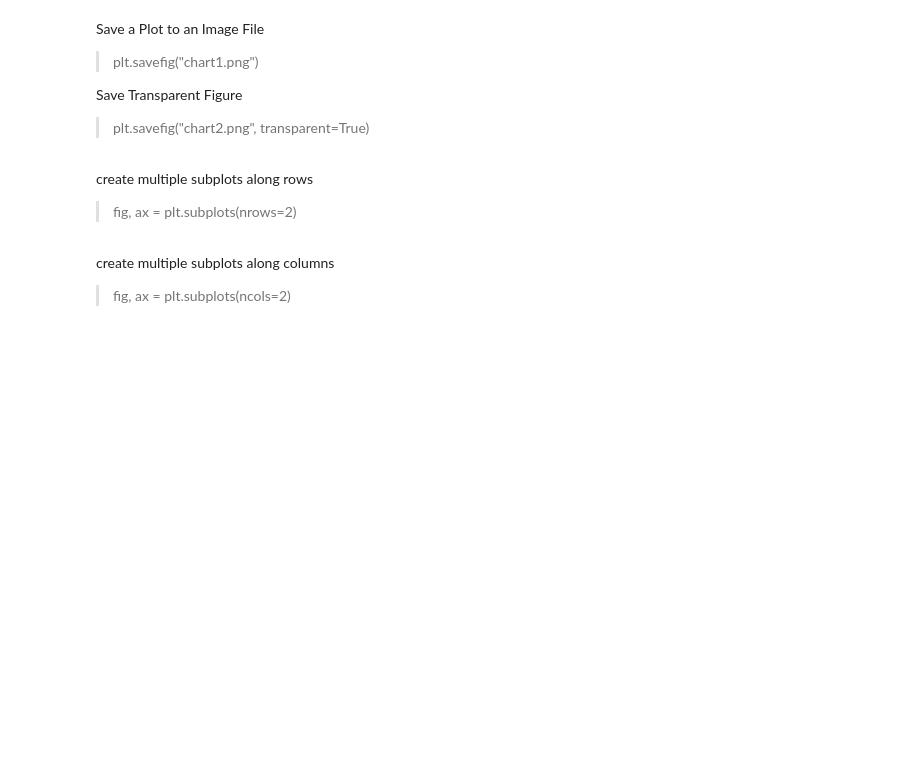
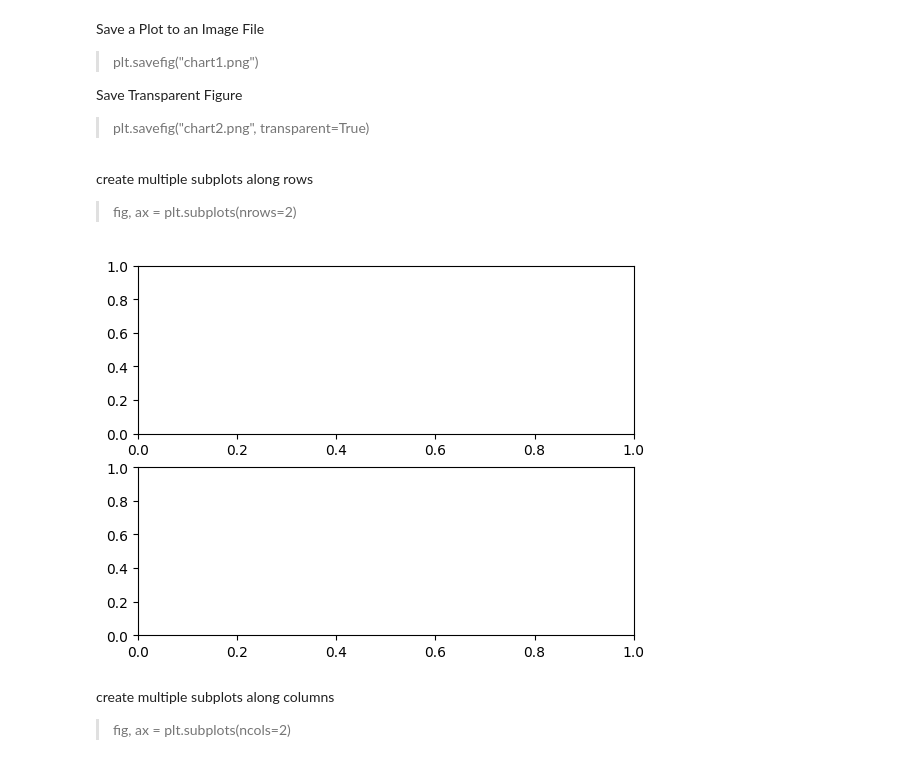
Before and after one commit to FlavioC30/PracticasSisDInfII, a Jupyter notebook: 03_Matplotlib.ipynb, the cells around one changed output. Drawn from its saved outputs; the diff is of its cells as text; code cells hidden in the pictures; blank space fills up the shorter version.

```diff
--- a/03_Matplotlib.ipynb
+++ b/03_Matplotlib.ipynb
@@ -65,6 +66,10 @@ plt.show()
 create multiple subplots along rows
 
 > fig, ax = plt.subplots(nrows=2)
+# %%
+fig, ax = plt.subplots(nrows=2)
+# %% [output]
+[figure, added]
 # %% [markdown]
 create multiple subplots along columns
 
```
Also changed, not shown: parts of 6 cells of this notebook.
